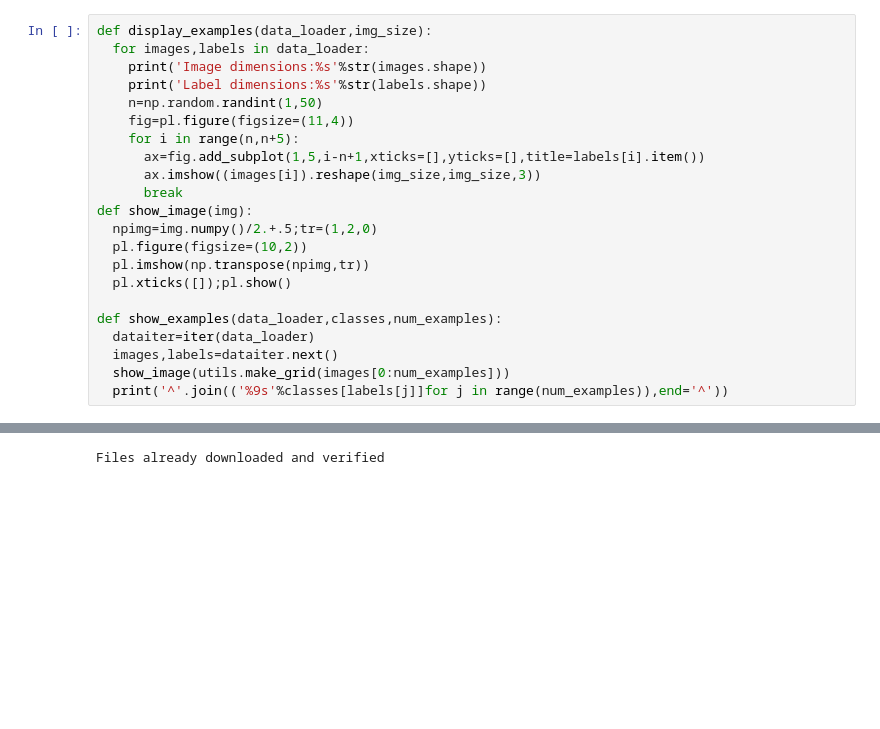
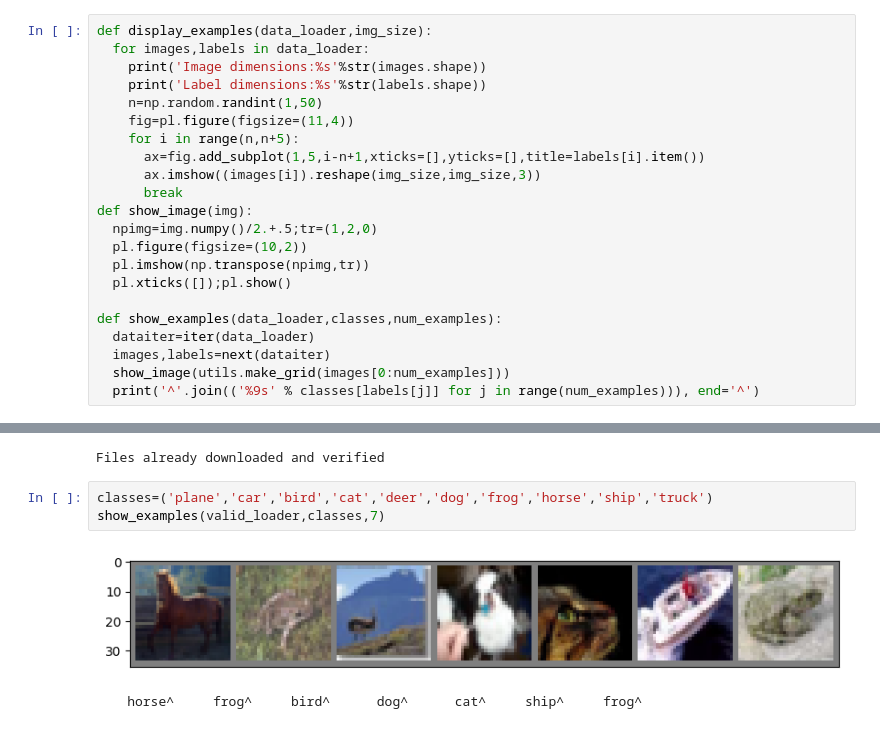
Before and after one commit to sandhrabijoy/Pytorch-and-ML-learning, a Jupyter notebook: pytorch_practicce3.ipynb, the cells around one changed output, grey strips where cells are left out. Saved outputs shown, nothing was run; the diff lists cells and outputs as text; blank space fills up the shorter version.

Commit message:
fixed the show_examples to show by changing next and print line to display the columns

```diff
--- a/pytorch_practicce3.ipynb
+++ b/pytorch_practicce3.ipynb
@@ -61,9 +61,9 @@ def show_image(img):
 
 def show_examples(data_loader,classes,num_examples):
   dataiter=iter(data_loader)
-  images,labels=dataiter.next()
+  images,labels=next(dataiter)
   show_image(utils.make_grid(images[0:num_examples]))
-  print('^'.join(('%9s'%classes[labels[j]]for j in range(num_examples)),end='^'))
+  print('^'.join(('%9s' % classes[labels[j]] for j in range(num_examples))), end='^')
 # %%
 def model_acc(model,data_loader):
   model.eval()
@@ -102,3 +102,9 @@ valid_loader=tdl(dataset=valid,shuffle=True,batch_size=batch_size)
 test_loader=tdl(dataset=test,shuffle=False,batch_size=batch_size)
 # %% [output]
 Files already downloaded and verified
+# %%
+classes=('plane','car','bird','cat','deer','dog','frog','horse','ship','truck')
+show_examples(valid_loader,classes,7)
+# %% [output]
+[figure, added]
+    horse^     frog^     bird^      dog^      cat^     ship^     frog^
```
